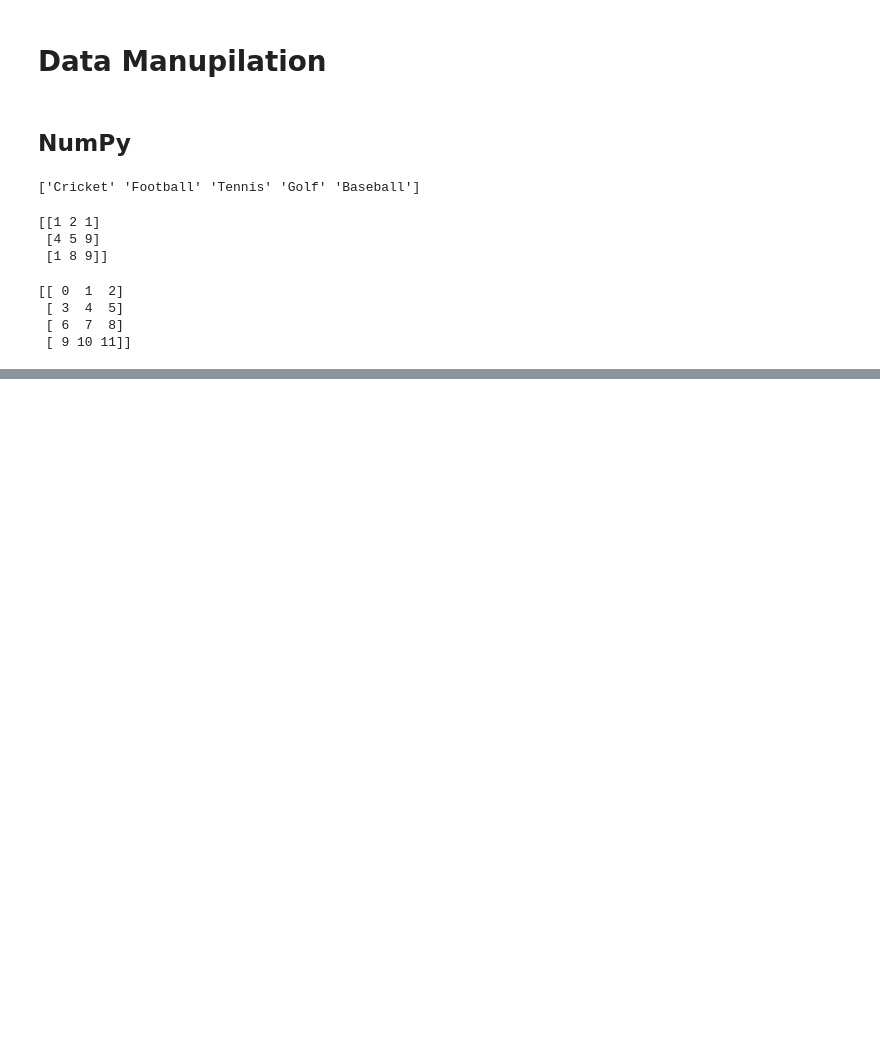
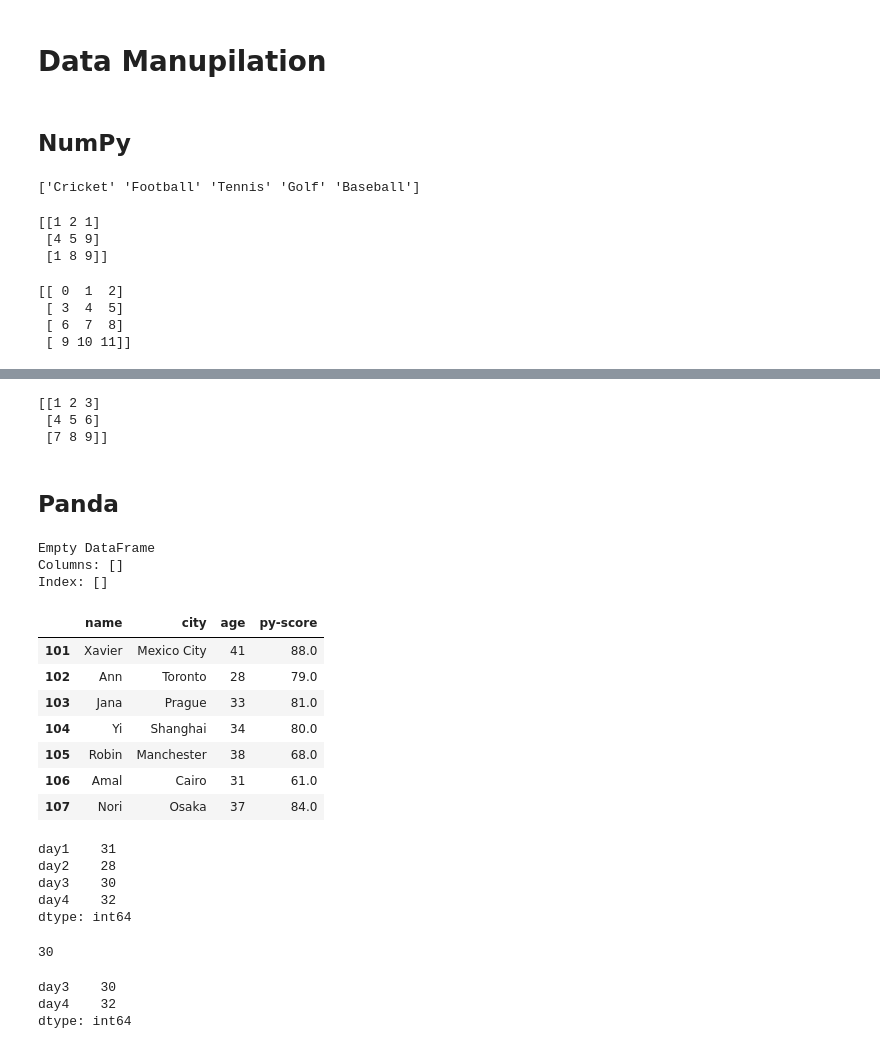
Before and after one commit to venkhatbalaji/pg-ai-ml, a Jupyter notebook: pg-ai-ml/Data Manipulations.ipynb, the cells around one changed output, grey strips where cells are left out. Cells and saved outputs as stored; diff of their text form; code cells hidden in the pictures; blank space fills up the shorter version.

```diff
--- a/pg-ai-ml/Data Manipulations.ipynb
+++ b/pg-ai-ml/Data Manipulations.ipynb
@@ -33,0 +78,9 @@ ValueError: cannot reshape array of size 5 into shape (2,3)
+# %%
+loaded_array = np.load('my_array.npy')
+print(loaded_array)
+# %% [output]
+[[1 2 3]
+ [4 5 6]
+ [7 8 9]]
+# %% [markdown]
+## Panda
@@ -33,0 +89,46 @@ ValueError: cannot reshape array of size 5 into shape (2,3)
+# %%
+print(pd.DataFrame())
+# %% [output]
+Empty DataFrame
+Columns: []
+Index: []
+# %%
+data = {
+'name': ['Xavier', 'Ann', 'Jana', 'Yi', 'Robin', 'Amal', 'Nori'],
+'city': ['Mexico City', 'Toronto', 'Prague', 'Shanghai','Manchester', 'Cairo', 'Osaka'],
+'age': [41, 28, 33, 34, 38, 31, 37],
+'py-score': [88.0, 79.0, 81.0, 80.0, 68.0, 61.0, 84.0]
+}
+row_labels = [101, 102, 103, 104, 105, 106, 107]
+df = pd.DataFrame(data=data, index=row_labels)
+df
+# %% [output]
+|  | name | city | age | py-score |
+| 101 | Xavier | Mexico City | 41 | 88.0 |
+| 102 | Ann | Toronto | 28 | 79.0 |
+| 103 | Jana | Prague | 33 | 81.0 |
+| 104 | Yi | Shanghai | 34 | 80.0 |
+| 105 | Robin | Manchester | 38 | 68.0 |
+| 106 | Amal | Cairo | 31 | 61.0 |
+| 107 | Nori | Osaka | 37 | 84.0 |
+# %%
+day = ['day1', 'day2', 'day3', 'day4']
+temperature = [31, 28, 30, 32] #temperature in degree Celsius
+temp_data = pd.Series(temperature, index=day)
+temp_data
+# %% [output]
+day1    31
+day2    28
+day3    30
+day4    32
+dtype: int64
+# %%
+temp_data['day3']
+# %% [output]
+30
+# %%
+temp_data[2:]
+# %% [output]
+day3    30
+day4    32
+dtype: int64
```
Also changed, not shown: parts of 56 cells of this notebook.
